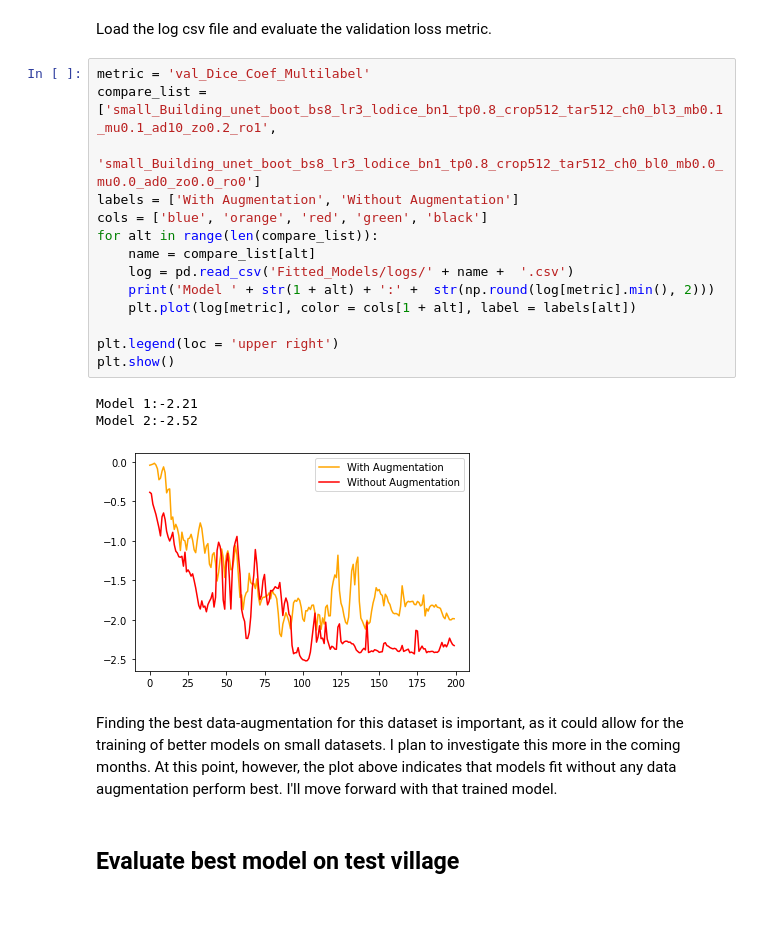
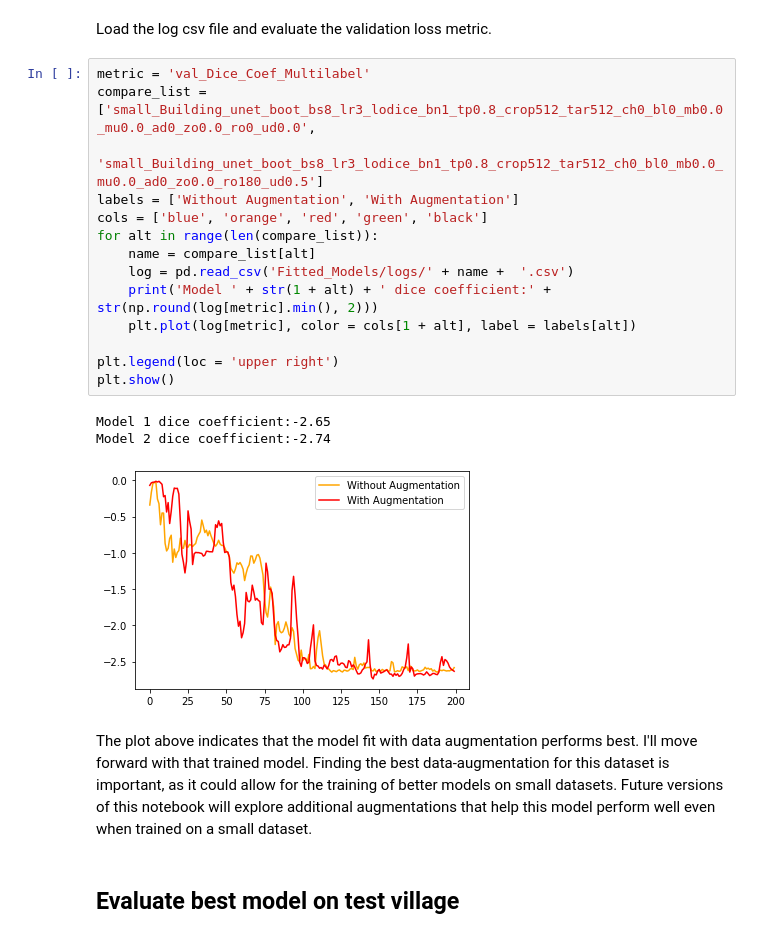
Before and after one commit to 54481andrew/sky-glass, a Jupyter notebook: Small_Building_Segmentation.ipynb, the cells around one changed output. Saved outputs shown, nothing was run; the diff lists cells and outputs as text; blank space fills up the shorter version.

```diff
--- a/Small_Building_Segmentation.ipynb
+++ b/Small_Building_Segmentation.ipynb
@@ -450,24 +462,24 @@ Epoch 00200: val_loss did not improve from -2.02898
 Load the log csv file and evaluate the validation loss metric.
 # %%
 metric = 'val_Dice_Coef_Multilabel'
-compare_list = ['small_Building_unet_boot_bs8_lr3_lodice_bn1_tp0.8_crop512_tar512_ch0_bl3_mb0.1_mu0.1_ad10_zo0.2_ro1',
-               'small_Building_unet_boot_bs8_lr3_lodice_bn1_tp0.8_crop512_tar512_ch0_bl0_mb0.0_mu0.0_ad0_zo0.0_ro0']
-labels = ['With Augmentation', 'Without Augmentation']
+compare_list = ['small_Building_unet_boot_bs8_lr3_lodice_bn1_tp0.8_crop512_tar512_ch0_bl0_mb0.0_mu0.0_ad0_zo0.0_ro0_ud0.0',
+               'small_Building_unet_boot_bs8_lr3_lodice_bn1_tp0.8_crop512_tar512_ch0_bl0_mb0.0_mu0.0_ad0_zo0.0_ro180_ud0.5']
+labels = ['Without Augmentation', 'With Augmentation']
 cols = ['blue', 'orange', 'red', 'green', 'black']
 for alt in range(len(compare_list)):
     name = compare_list[alt]
     log = pd.read_csv('Fitted_Models/logs/' + name +  '.csv')
-    print('Model ' + str(1 + alt) + ':' +  str(np.round(log[metric].min(), 2)))
+    print('Model ' + str(1 + alt) + ' dice coefficient:' +  str(np.round(log[metric].min(), 2)))
     plt.plot(log[metric], color = cols[1 + alt], label = labels[alt])
 
 plt.legend(loc = 'upper right')
 plt.show()
 # %% [output]
-Model 1:-2.21
-Model 2:-2.52
+Model 1 dice coefficient:-2.65
+Model 2 dice coefficient:-2.74
-[figure, old version]
+[figure, new version]
-# %% [markdown]
-Finding the best data-augmentation for this dataset is important, as it could allow for the training of better models on small datasets. I plan to investigate this more in the coming months. At this point, however, the plot above indicates that models fit without any data augmentation perform best. I'll move forward with that trained model.
+# %% [markdown]
+The plot above indicates that the model fit with data augmentation performs best. I'll move forward with that trained model. Finding the best data-augmentation for this dataset is important, as it could allow for the training of better models on small datasets. Future versions of this notebook will explore additional augmentations that help this model perform well even when trained on a small dataset.
 # %% [markdown]
 ## Evaluate best model on test village
 # %% [markdown]
```
Also changed, not shown: parts of 22 cells of this notebook, 11 other files.
